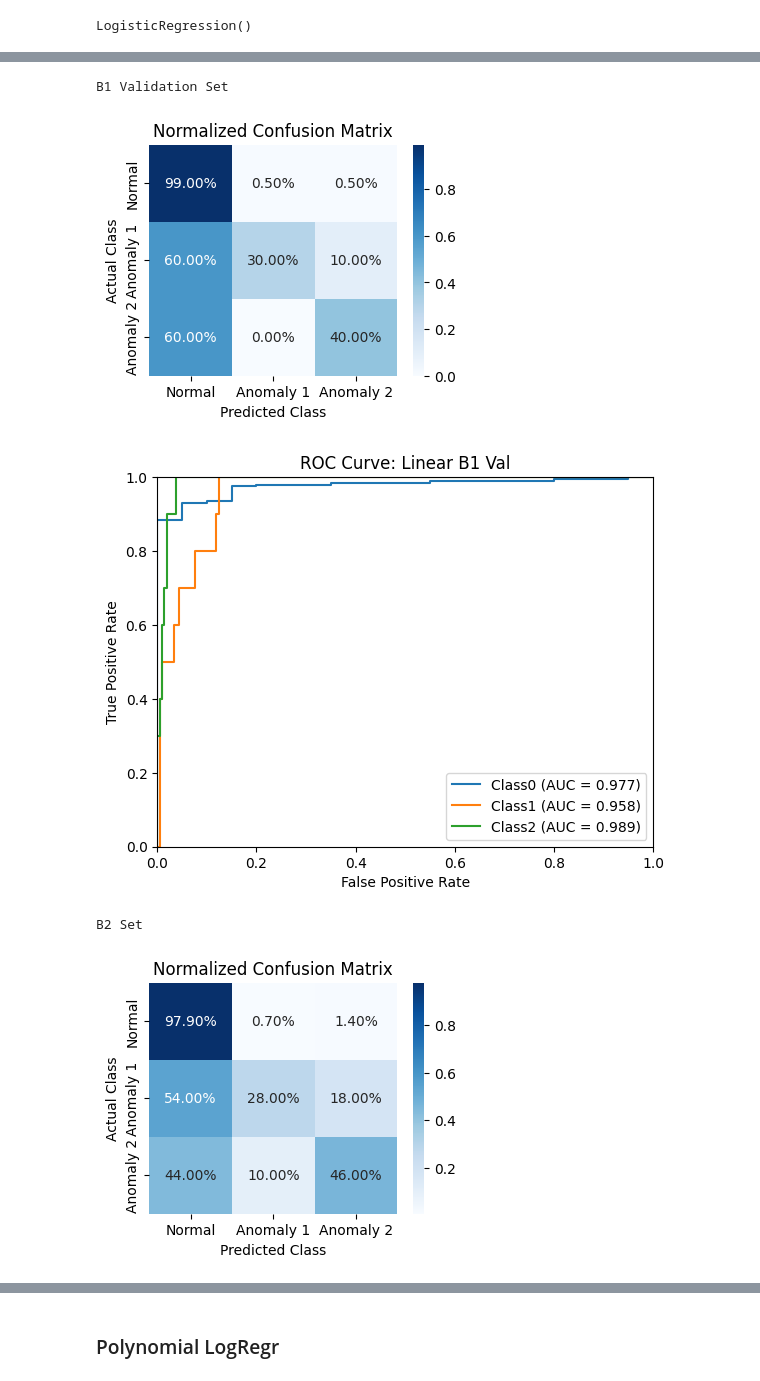
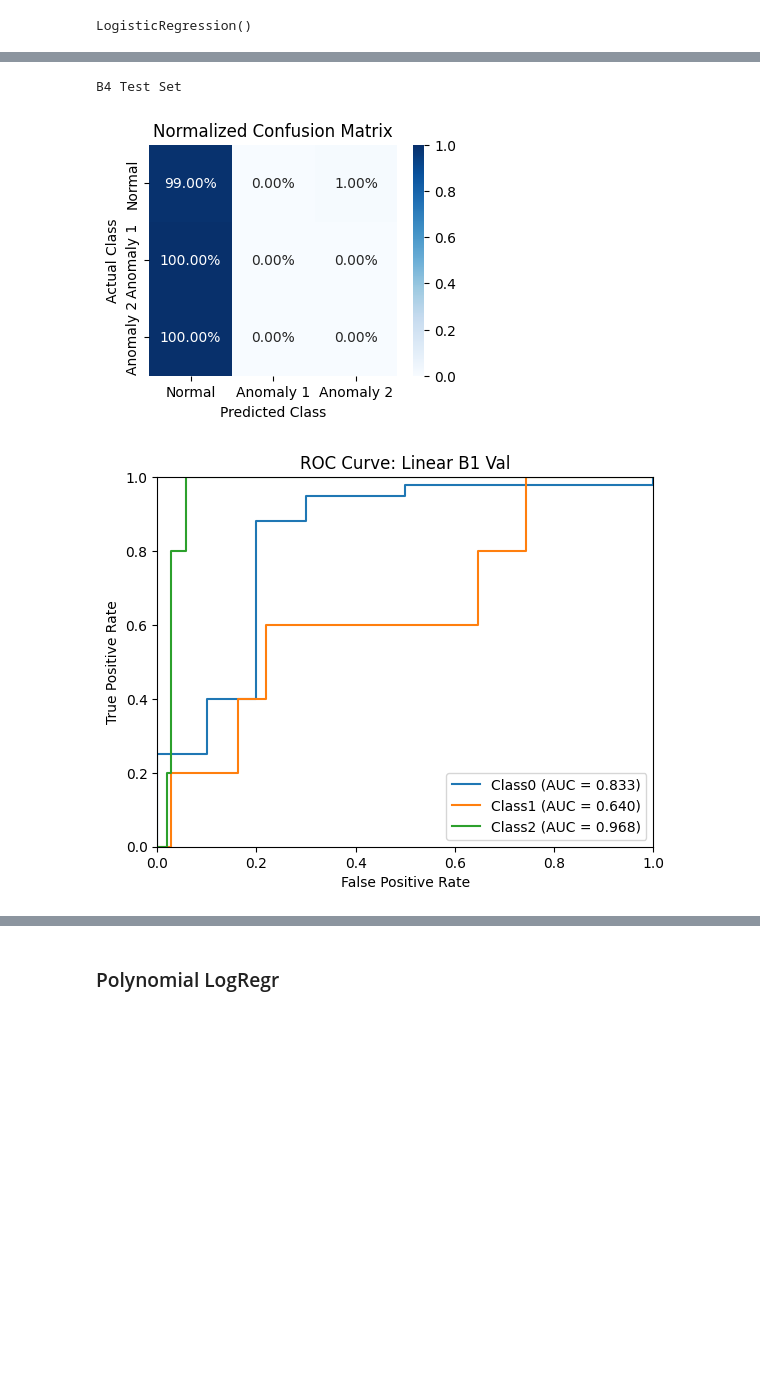
Before and after one commit to JET2001/cs421-project, a Jupyter notebook: alex/alex_v3_include_batch2.ipynb, the cells around one changed output, grey strips where cells are left out. Drawn from its saved outputs; the diff is of its cells as text; code cells hidden in the pictures; blank space fills up the shorter version.

```diff
--- a/alex/alex_v3_include_batch2.ipynb
+++ b/alex/alex_v3_include_batch2.ipynb
@@ -234,4 +216,4 @@ b1_XXX
 # %%
-b1_yyy = b1_yy.drop('user', axis=1).squeeze()
-b1_yyy
+b4_yyy = b4_yy.drop('user', axis=1).squeeze()
+b4_yyy
 # %% [output]
@@ -253,9 +232,9 @@ b2_yyy = b2_yy.drop('user', axis=1).squeeze()
 # %%
-RANDOM_SEED = 696977
+RANDOM_SEED = 42
 
 # Split b1 into 60/20/20 train/val/test
-b1_X_train, b1_X_test, b1_y_train, b1_y_test = train_test_split(b1_XXX, b1_yyy, test_size=0.2, random_state=RANDOM_SEED, stratify=b1_yyy)
-b1_X_train, b1_X_val, b1_y_train, b1_y_val = train_test_split(b1_X_train, b1_y_train, test_size = 0.25, random_state=RANDOM_SEED, stratify=b1_y_train)
+b4_X_train, b4_X_test, b4_y_train, b4_y_test = train_test_split(b4_XXX, b4_yyy, test_size=0.2, random_state=RANDOM_SEED, stratify=b4_yyy)
+# b1_X_train, b1_X_val, b1_y_train, b1_y_val = train_test_split(b1_X_train, b1_y_train, test_size = 0.25, random_state=RANDOM_SEED, stratify=b1_y_train)
 
-print(f'B1 Distributions | Train: {len(b1_X_train)/len(b1_XXX)}, Val: {len(b1_X_val)/len(b1_XXX)}, Test: {len(b1_X_test)/len(b1_XXX)}')
+print(f'B1 Distributions | Train: {len(b4_X_train)/len(b4_XXX)}, Test: {len(b4_X_test)/len(b4_XXX)}')
 # %% [output]
@@ -268,8 +247,8 @@ def normalize_datasets(train_set, other_set):
 
     return (train_norm, other_norm)
 
-b1_X_train_norm, b1_X_val_norm = normalize_datasets(b1_X_train, b1_X_val)
-b1_X_train_norm, b1_X_test_norm = normalize_datasets(b1_X_train, b1_X_test)
-pd.DataFrame(b1_X_train_norm)
+# b4_X_train_norm, b4_X_val_norm = normalize_datasets(b4_X_train, b4_X_val)
+b4_X_train_norm, b4_X_test_norm = normalize_datasets(b4_X_train, b4_X_test)
+pd.DataFrame(b4_X_train_norm)
 # %% [output]
 |  | 0 | 1 | 2 | 3 |
@@ -289,7 +268,7 @@ pd.DataFrame(b1_X_train_norm)
 ### Linear LogRegr
 # %%
 regr = linear_model.LogisticRegression()
-regr.fit(b1_X_train_norm, b1_y_train)
+regr.fit(b4_X_train_norm, b4_y_train)
 # %% [output]
 LogisticRegression()
 # %%
@@ -343,44 +320,37 @@ def generate_confusion_matrix(y, y_pred):
     conf_matrix_normalized = conf_matrix.astype('float') / conf_matrix.sum(axis = 1)[:, np.newaxis]
 
     plt.figure(figsize=(4,3))
     sns.heatmap(conf_matrix_normalized, annot=True, fmt='.2%', cmap='Blues',
                 xticklabels=['Normal', 'Anomaly 1', 'Anomaly 2'],
                 yticklabels=['Normal', 'Anomaly 1', 'Anomaly 2'])
 
     plt.title("Normalized Confusion Matrix")
     plt.xlabel("Predicted Class")
     plt.ylabel("Actual Class")
     plt.show()
 
 def plot_roc_curve(y_binarized, y_pred_prob, title):
     plt.figure()
 
     for i in range(3):
         fprs, tprs, _ = roc_curve(y_binarized[:, i], y_pred_prob[:, i])
         roc_aucs = auc(fprs, tprs)
         plt.plot(fprs, tprs, label = f'Class{i} (AUC = {roc_aucs:.3f})')
 
     plt.xlim([0.0, 1.0])
     plt.ylim([0.0, 1.0])
     plt.xlabel('False Positive Rate')
     plt.ylabel('True Positive Rate')
     plt.title(f'ROC Curve: {title}')
     plt.legend(loc = 'lower right')
     plt.show()
 
-b1_y_val_binarized = preprocessing.label_binarize(b1_y_val, classes = [0, 1, 2])
-b2_yyy_binarized = preprocessing.label_binarize(b2_yyy, classes = [0, 1, 2])
+b4_y_test_binarized = preprocessing.label_binarize(b4_y_test, classes = [0, 1, 2])
 
-print("B1 Validation Set")
-generate_confusion_matrix(b1_y_val, regr.predict(b1_X_val_norm))
-plot_roc_curve(b1_y_val_binarized, regr.predict_proba(b1_X_val_norm), 'Linear B1 Val')
-
-print("B2 Set")
-generate_confusion_matrix(b2_yyy, regr.predict(b2_XXX_norm))
-plot_roc_curve(b2_yyy_binarized, regr.predict_proba(b2_XXX_norm), 'Linear B2')
+print("B4 Test Set")
+generate_confusion_matrix(b4_y_test, regr.predict(b4_X_test_norm))
+plot_roc_curve(b4_y_test_binarized, regr.predict_proba(b4_X_test_norm), 'Linear B1 Val')
 # %% [output]
-B1 Validation Set
+B4 Test Set
-[figure, old version]
+[figure, new version]
-[figure, old version]
+[figure, new version]
-B2 Set
-[figure, removed]
```
Also changed, not shown: parts of 20 cells of this notebook.
